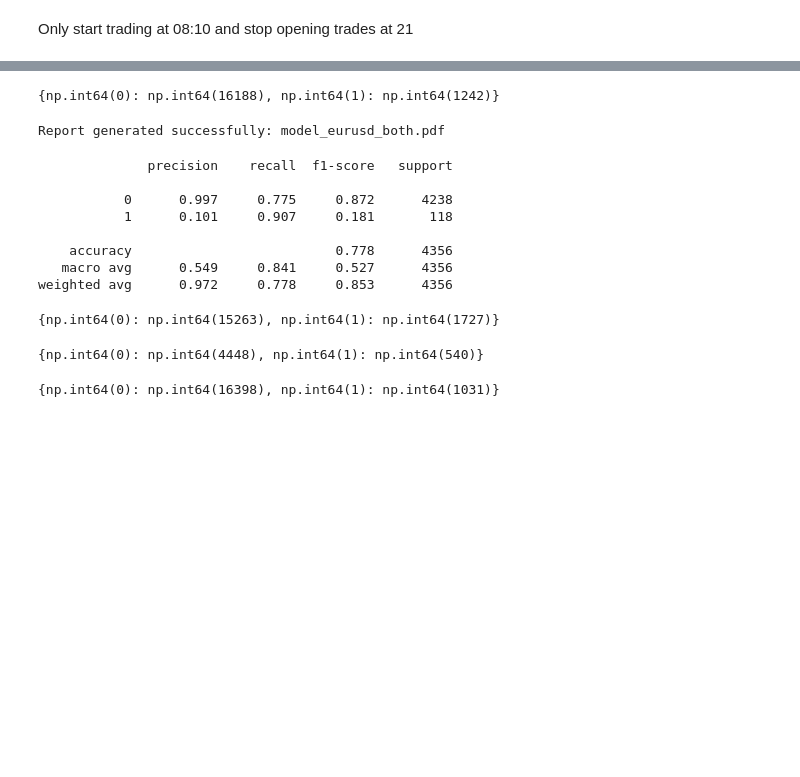
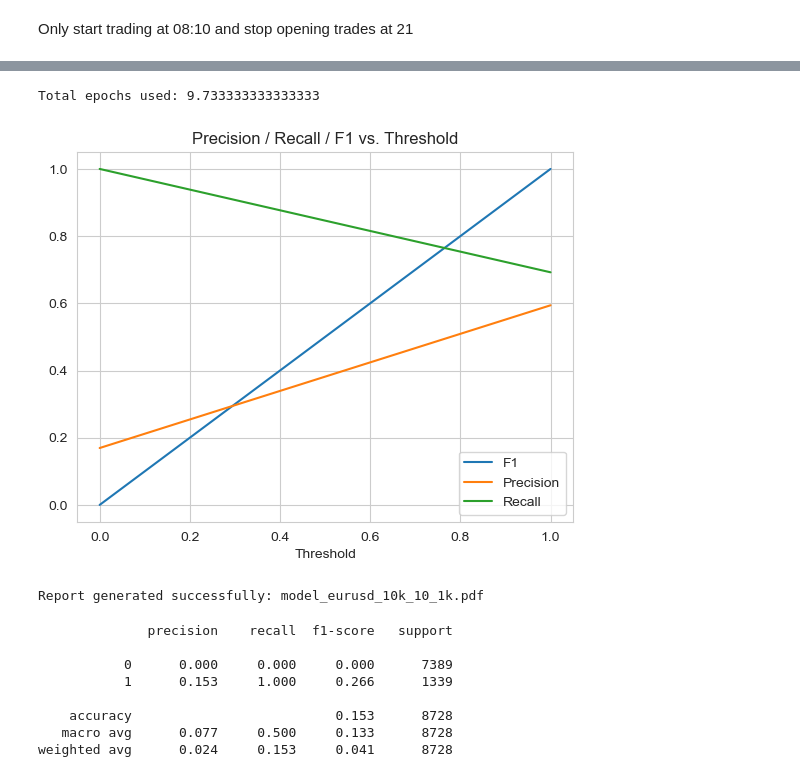
Before and after one commit to MartimMG/QuantTrading, a Jupyter notebook: balanced.ipynb, the cells around one changed output, grey strips where cells are left out. Cells and saved outputs as stored; diff of their text form; code cells hidden in the pictures; blank space fills up the shorter version.

Commit message:
new model

```diff
--- a/balanced.ipynb
+++ b/balanced.ipynb
@@ -311,7 +403,23 @@ KeyboardInterrupt:
-# %%
-class_distribution
-# %% [output]
-{np.int64(0): np.int64(16188), np.int64(1): np.int64(1242)}
+# %%
+j = 0
+for i in epoch_counts:
+    j += i
+m = j/len(epoch_counts)
+
+print(f"Total epochs used: {m}")
+# %% [output]
+Total epochs used: 9.733333333333333
+# %%
+plt.plot(ths, [0,1], label='F1')
+plt.plot(ths, prec[:-1], label='Precision')
+plt.plot(ths, rec[:-1], label='Recall')
+plt.xlabel('Threshold')
+plt.legend()
+plt.title('Precision / Recall / F1 vs. Threshold')
+plt.grid(True)
+plt.show()
+# %% [output]
+[figure, added]
 # %%
 generate_model_report_pdf(
     steps,
@@ -338,30 +446,22 @@ generate_model_report_pdf(
     threshold,
     train_distributions,
     val_distributions,
-    report_filename="model_eurusd_both.pdf"
+    atr_per_window,
+    adx_per_window,
+    macd_per_window,
+    rsi_per_window,
+    report_filename="model_eurusd_10k_10_1k.pdf"
 )
 # %% [output]
-Report generated successfully: model_eurusd_both.pdf
+Report generated successfully: model_eurusd_10k_10_1k.pdf
 # %%
-print(reports[7])
+print(reports[6])
 # %% [output]
               precision    recall  f1-score   support
 
-           0      0.997     0.775     0.872      4238
-           1      0.101     0.907     0.181       118
+           0      0.000     0.000     0.000      7389
+           1      0.153     1.000     0.266      1339
 
-    accuracy                          0.778      4356
-   macro avg      0.549     0.841     0.527      4356
-weighted avg      0.972     0.778     0.853      4356
+    accuracy                          0.153      8728
+   macro avg      0.077     0.500     0.133      8728
+weighted avg      0.024     0.153     0.041      8728
-# %%
-train_distributions[0]
-# %% [output]
-{np.int64(0): np.int64(15263), np.int64(1): np.int64(1727)}
-# %%
-val_distributions[0]
-# %% [output]
-{np.int64(0): np.int64(4448), np.int64(1): np.int64(540)}
-# %%
-train_distributions[5]
-# %% [output]
-{np.int64(0): np.int64(16398), np.int64(1): np.int64(1031)}
```
Also changed, not shown: parts of 3 cells of this notebook, 18 other files.
